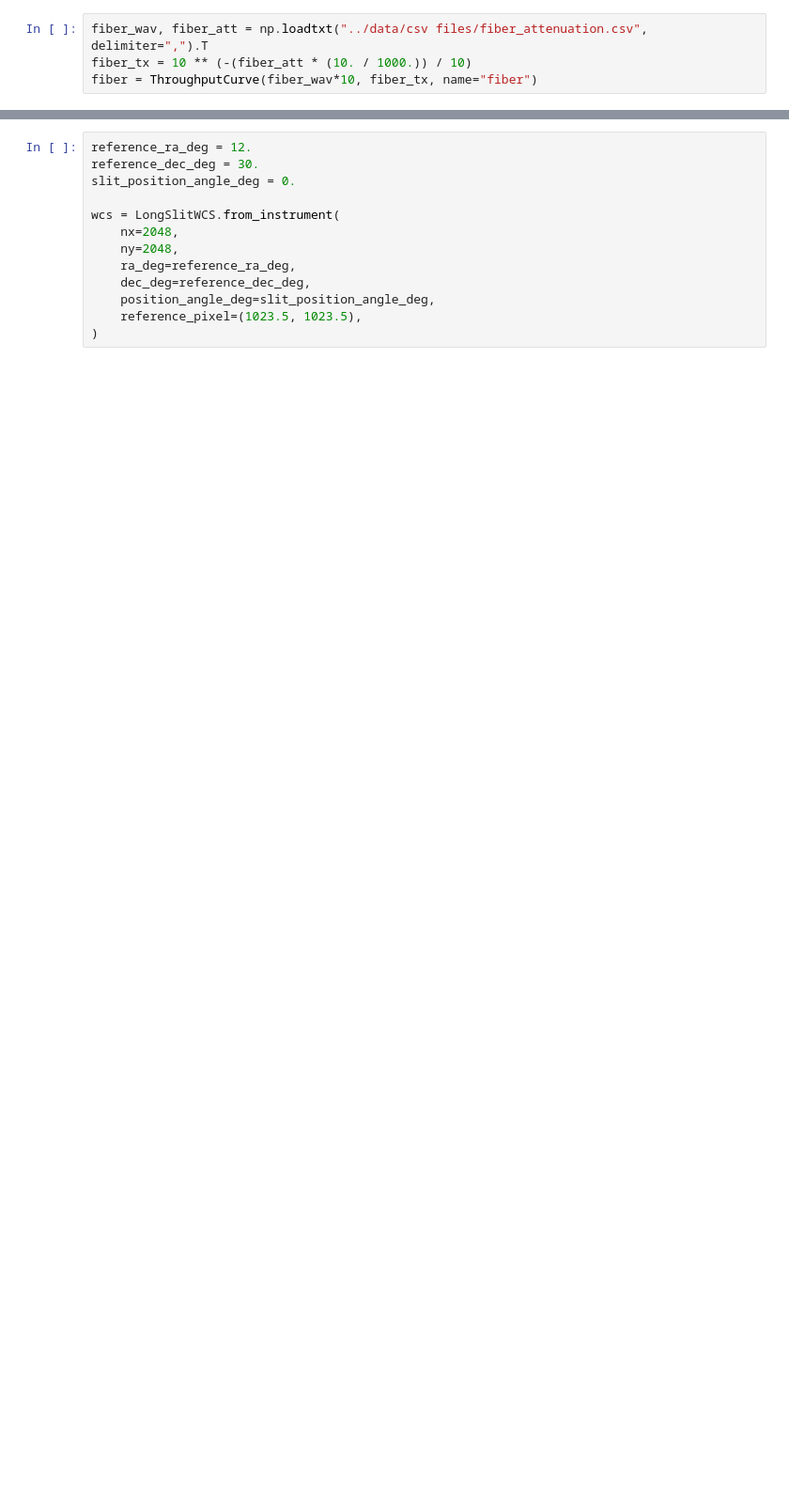
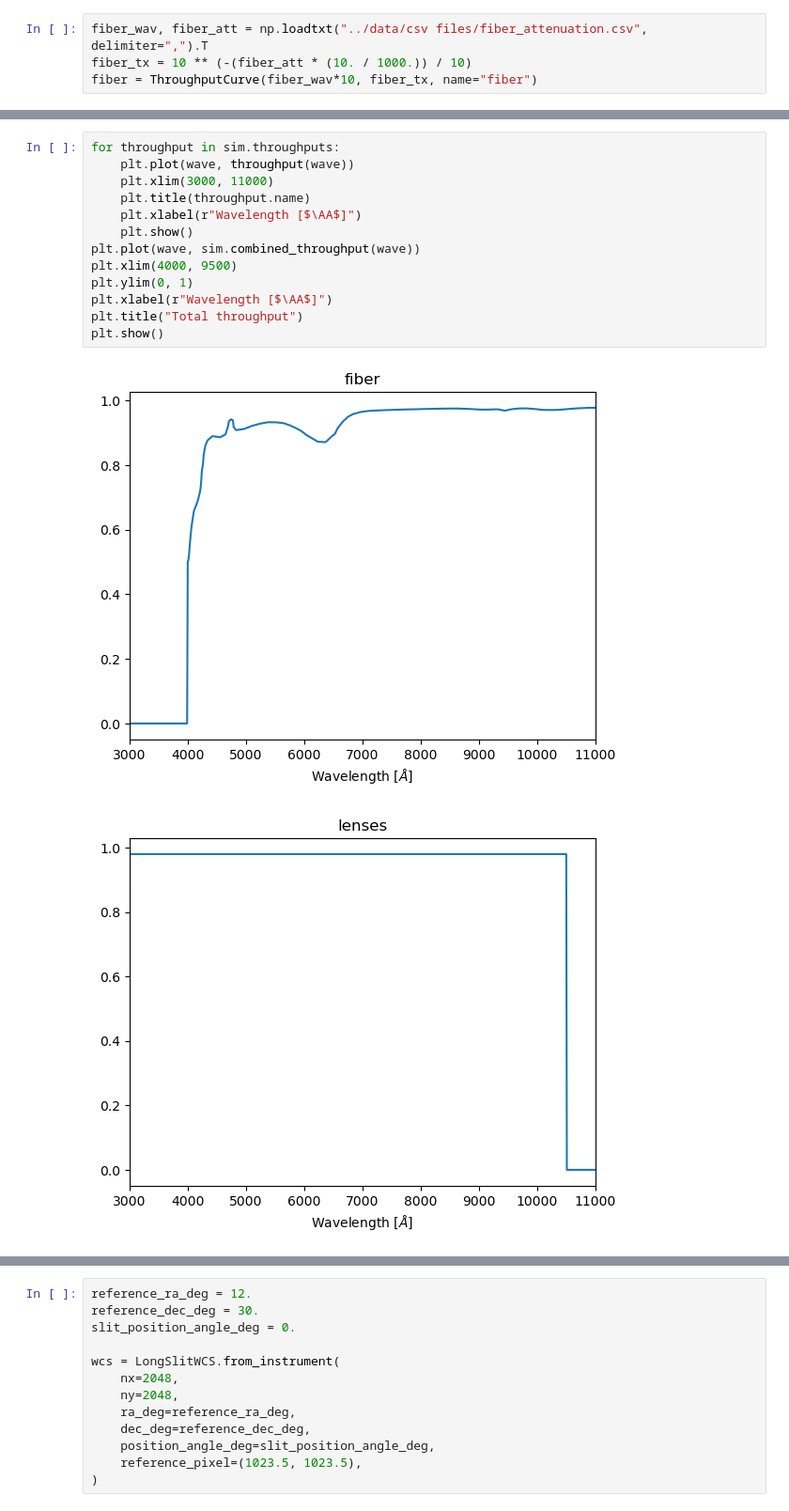
Before and after one commit to IanB618/MLO-Spectrograph, a Jupyter notebook: sim/simulation.ipynb, the cells around one changed output, grey strips where cells are left out. Shown at 94% size. Drawn from its saved outputs; the diff is of its cells as text; blank space fills up the shorter version.

```diff
--- a/sim/simulation.ipynb
+++ b/sim/simulation.ipynb
@@ -52 +53,17 @@ sim = InstrumentSimulator(
 )
+# %%
+for throughput in sim.throughputs:
+    plt.plot(wave, throughput(wave))
+    plt.xlim(3000, 11000)
+    plt.title(throughput.name)
+    plt.xlabel(r"Wavelength [$\AA$]")
+    plt.show()
+plt.plot(wave, sim.combined_throughput(wave))
+plt.xlim(4000, 9500)
+plt.ylim(0, 1)
+plt.xlabel(r"Wavelength [$\AA$]")
+plt.title("Total throughput")
+plt.show()
+# %% [output]
+[figure, added]
+[figure, added]
```
Also changed, not shown: parts of 6 cells of this notebook, 1 other file.
